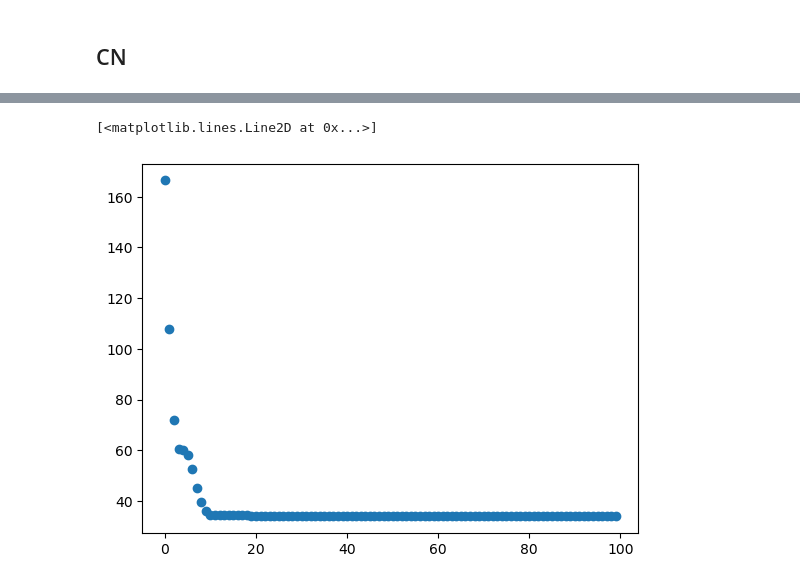
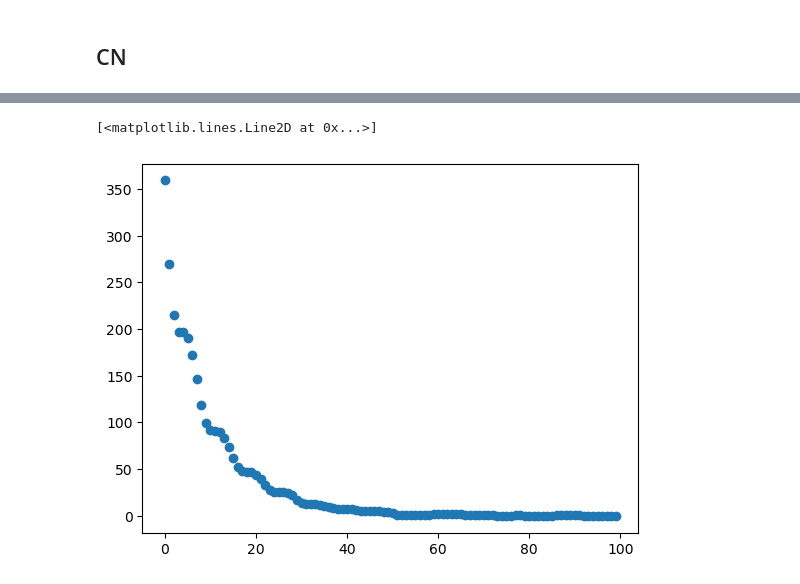
Before and after one commit to Lu-Neil/qnm_filter, a Jupyter notebook: code_demo/evidence_curve/221_EC_results.ipynb, the cells around one changed output, grey strips where cells are left out. Cells and saved outputs as stored; diff of their text form; code cells hidden in the pictures.

```diff
--- a/code_demo/evidence_curve/221_EC_results.ipynb
+++ b/code_demo/evidence_curve/221_EC_results.ipynb
@@ -45,8 +46,11 @@ pl.axhline(thresh, c='orange', ls='--')
 # %%
-pl.plot(start_time, SNR221, 'o')
+pl.plot(start_time, SNRtot, 'o')
+# pl.axvline(tau221, c='r', ls='--')
+# pl.axvline(2*tau221, c='r', ls='--')
+# pl.axvline(3*tau221, c='r', ls='--')
 # %% [output]
 [<matplotlib.lines.Line2D at 0x...>]
-[figure, old version]
+[figure, new version]
 # %%
 SNRtot[-1]
 # %% [output]
```
Also changed, not shown: parts of 4 cells of this notebook, 9 other files.
